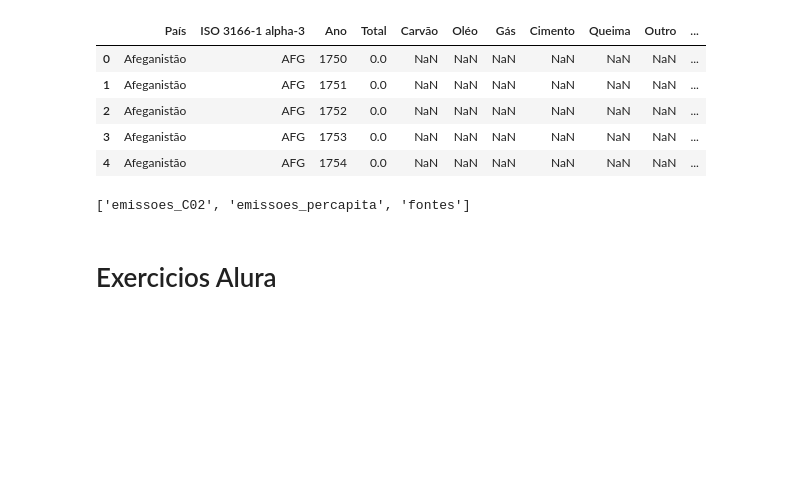
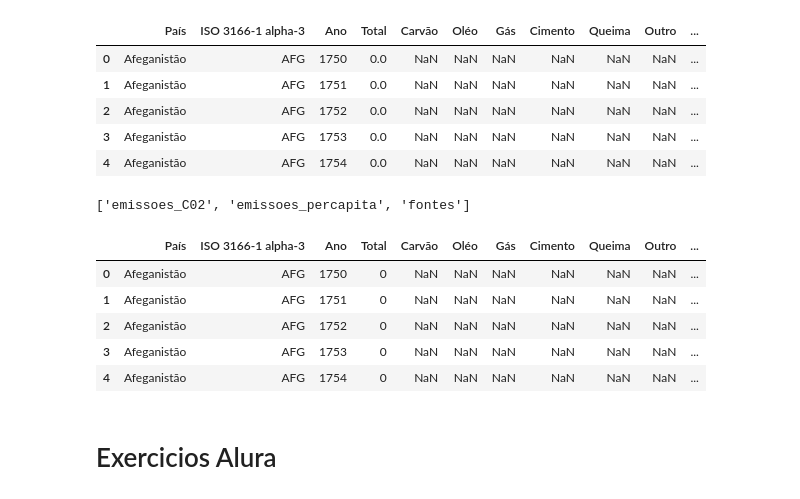
Before and after one commit to rickarin/Alura-Pandas-I-O, a Jupyter notebook: alura_pandas_i_o.ipynb, the cells around one changed output. Drawn from its saved outputs; the diff is of its cells as text; code cells hidden in the pictures; blank space fills up the shorter version.

```diff
--- a/alura_pandas_i_o.ipynb
+++ b/alura_pandas_i_o.ipynb
@@ -44,3 +44,22 @@ dados_co2.head()
 pd.ExcelFile(url).sheet_names
 # %% [output]
 ['emissoes_C02', 'emissoes_percapita', 'fontes']
+# %%
+# Uso de uma pagina da planilha
+emissoes_percapita = pd.read_excel(url, sheet_name='emissoes_percapita')
+emissoes_percapita.head()
+
+# Uso de colunas especificas
+fontes = pd.read_excel(url,sheet_name='fontes', usecols='A:D')
+fontes.head()
+
+# Uso de linhas especificas
+emissoes_co2 = pd.read_excel(url, sheet_name='emissoes_C02', nrows=5)
+emissoes_co2
+# %% [output]
+|  | País | ISO 3166-1 alpha-3 | Ano | Total | Carvão | Oléo | Gás | Cimento | Queima | Outro | ... |
+| 0 | Afeganistão | AFG | 1750 | 0 | NaN | NaN | NaN | NaN | NaN | NaN | ... |
+| 1 | Afeganistão | AFG | 1751 | 0 | NaN | NaN | NaN | NaN | NaN | NaN | ... |
+| 2 | Afeganistão | AFG | 1752 | 0 | NaN | NaN | NaN | NaN | NaN | NaN | ... |
+| 3 | Afeganistão | AFG | 1753 | 0 | NaN | NaN | NaN | NaN | NaN | NaN | ... |
+| 4 | Afeganistão | AFG | 1754 | 0 | NaN | NaN | NaN | NaN | NaN | NaN | ... |
```
Also changed, not shown: parts of 1 cell of this notebook.
